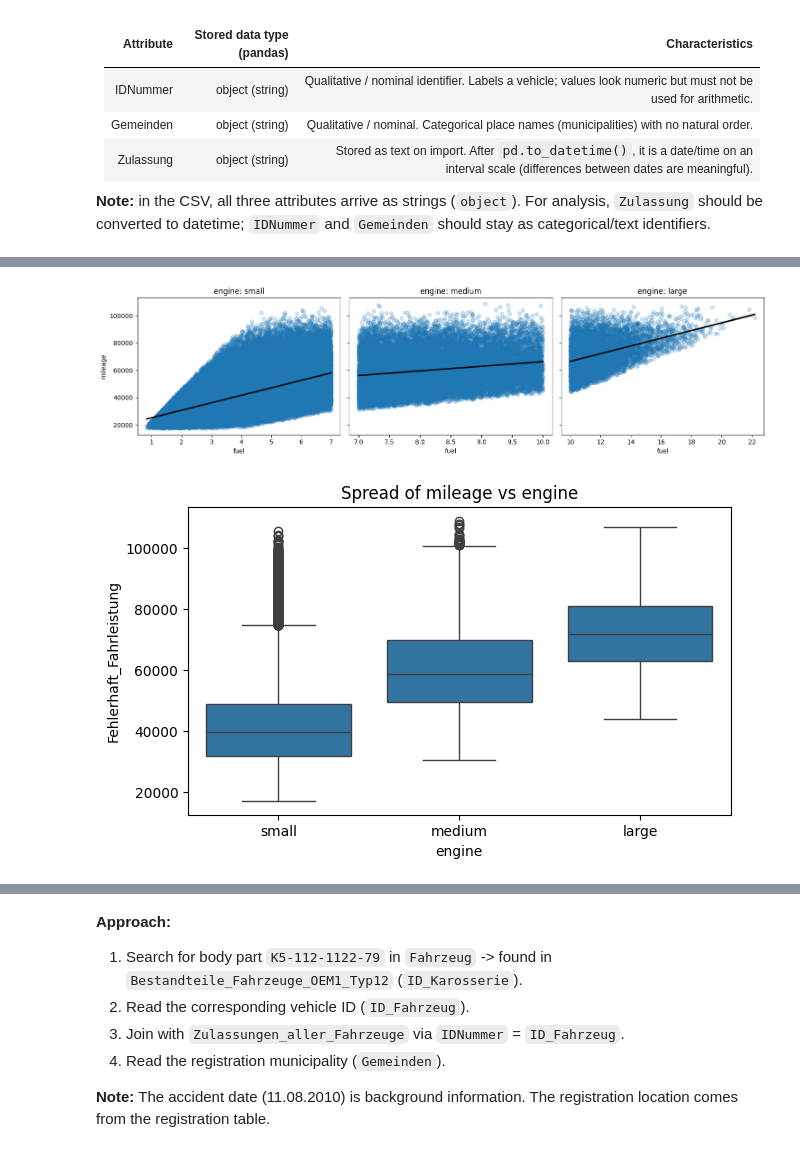
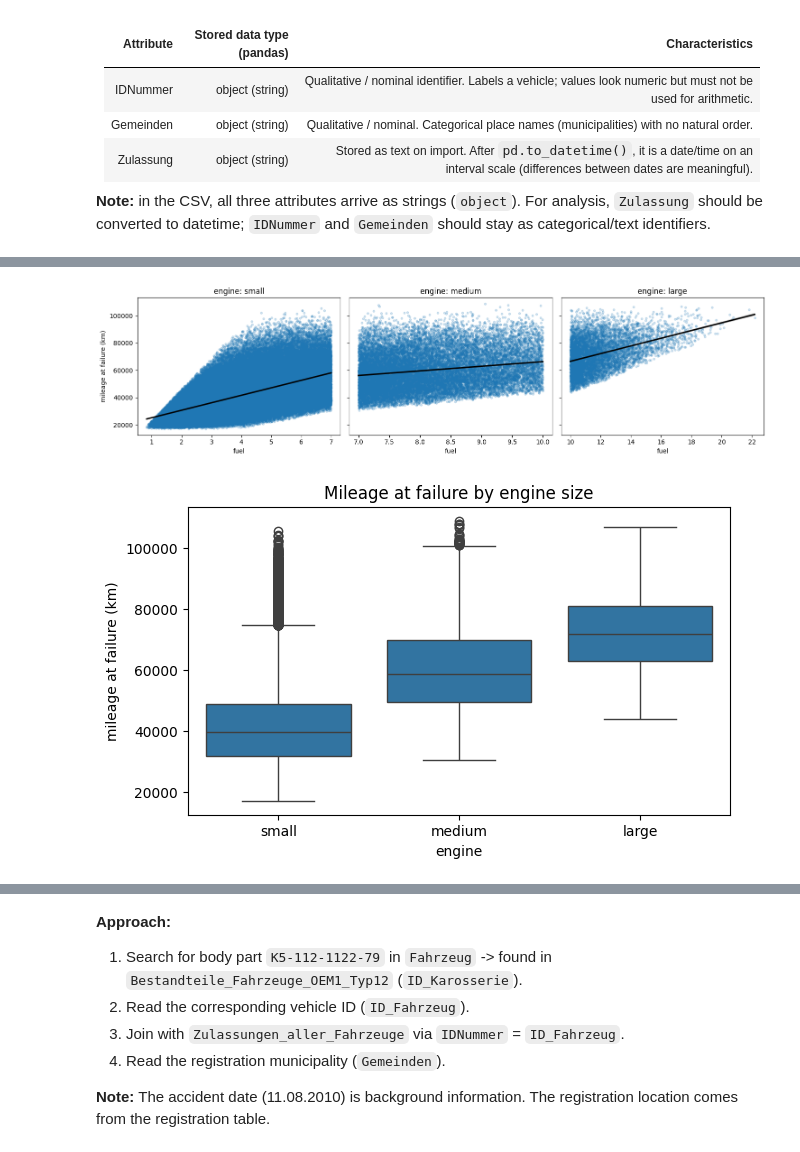
Before and after one commit to willi1234567899/IDA-SoSe26, a Jupyter notebook: SoSe26_General_Tasks_Group_38.ipynb, the cells around one changed output, grey strips where cells are left out. Saved outputs shown, nothing was run; the diff lists cells and outputs as text; code cells hidden in the pictures.

```diff
--- a/SoSe26_General_Tasks_Group_38.ipynb
+++ b/SoSe26_General_Tasks_Group_38.ipynb
@@ -586,26 +590,28 @@ Name: fuel, dtype: float64
 # %%
+# Separate fuel–mileage fits per engine type
 fig, axes = plt.subplots(1, 3, figsize=(15, 4), sharey=True)
 
-engine_typen = ["small", "medium", "large"]
-
-for ax, typ in zip(axes, engine_typen):
+for ax, typ in zip(axes, ["small", "medium", "large"]):
     daten = OEM1[OEM1["engine"] == typ]
     sns.regplot(data=daten, x="fuel", y="Fehlerhaft_Fahrleistung",
-                line_kws=dict(color="black"), scatter_kws=dict(alpha=0.2), ax=ax)
+        line_kws=dict(color="black"), scatter_kws=dict(alpha=0.2, s=10), ax=ax)
     ax.set_title(f"engine: {typ}")
     ax.set_xlabel("fuel")
-    ax.set_ylabel("mileage" if typ == "small" else "")
+    ax.set_ylabel("mileage at failure (km)" if typ == "small" else "")
 
 plt.tight_layout()
 plt.show()
 # %% [output]
-[figure, old version]
+[figure, new version]
 # %%
+# mileage distribution by engine
 plt.figure(figsize=(7, 4))
-sns.boxplot(data=OEM1, x="engine", y="Fehlerhaft_Fahrleistung", order=["small","medium","large"])
-plt.title("Spread of mileage vs engine")
+sns.boxplot(data=OEM1, x="engine", y="Fehlerhaft_Fahrleistung", order=["small", "medium", "large"])
+plt.xlabel("engine")
+plt.ylabel("mileage at failure (km)")
+plt.title("Mileage at failure by engine size")
 plt.show()
 # %% [output]
-[figure, old version]
+[figure, new version]
 # %% [markdown]
 **Answer:**
```
Also changed, not shown: parts of 17 cells of this notebook, 1 other file.
